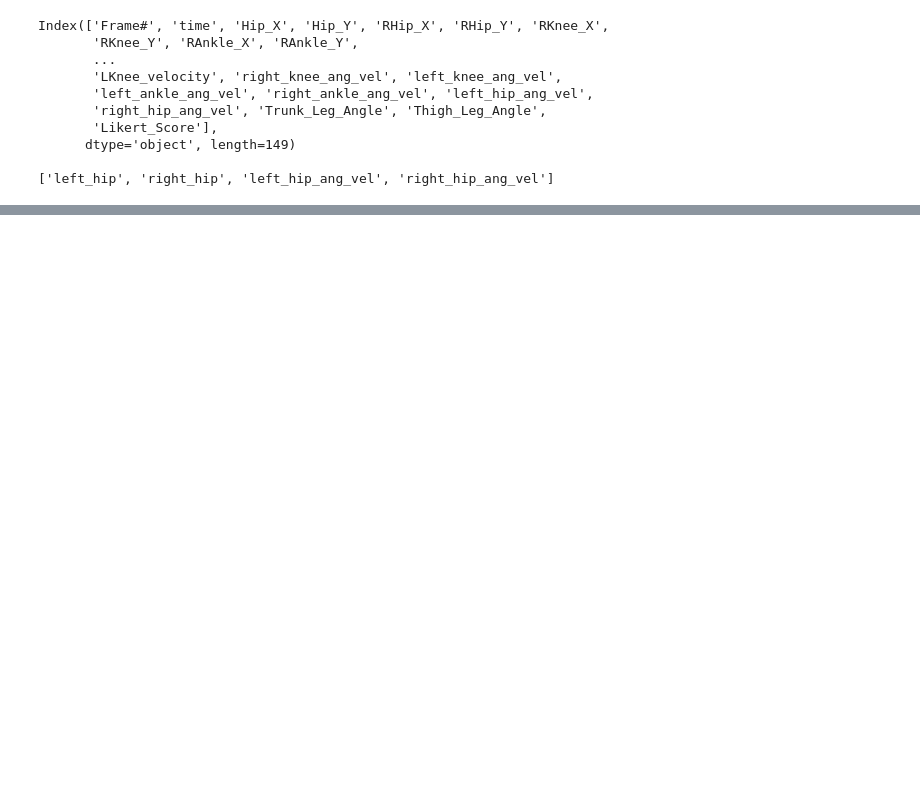
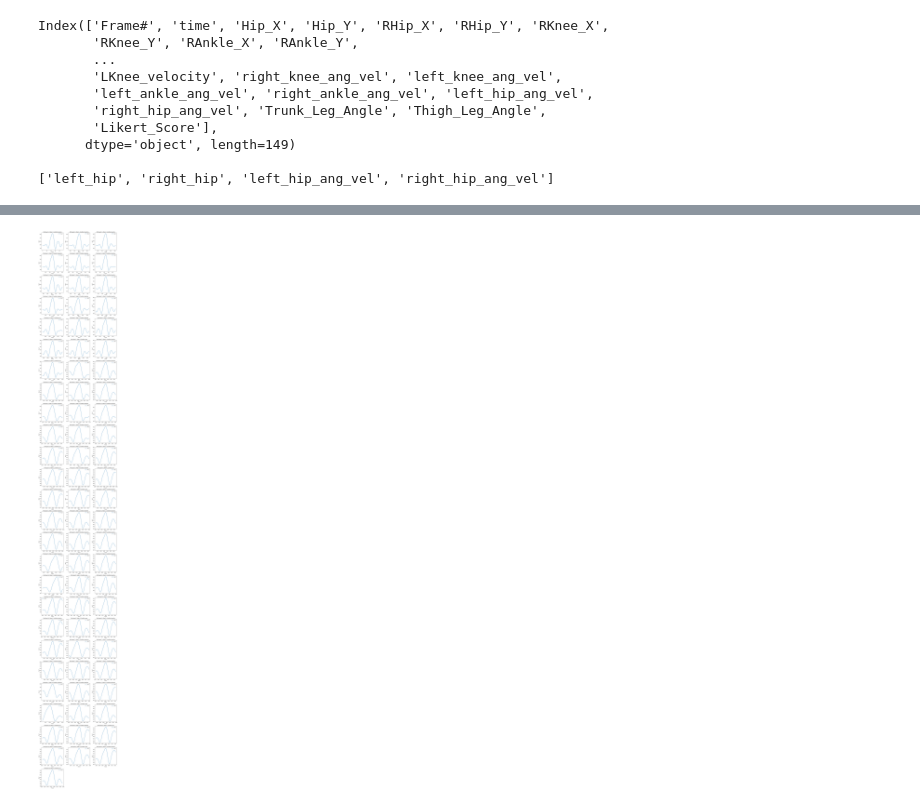
Before and after one commit to Niels-Engedal/GymTracker, a Jupyter notebook: Scripts/experiment_analysis.ipynb, the cells around one changed output, grey strips where cells are left out. Saved outputs shown, nothing was run; the diff lists cells and outputs as text; code cells hidden in the pictures; blank space fills up the shorter version.

```diff
--- a/Scripts/experiment_analysis.ipynb
+++ b/Scripts/experiment_analysis.ipynb
@@ -62,0 +300,44 @@ Index(['Frame#', 'time', 'Hip_X', 'Hip_Y', 'RHip_X', 'RHip_Y', 'RKnee_X',
+# %%
+import matplotlib.pyplot as plt
+import math
+
+# Step 6: Plot all groups' Hip_Y
+# Get unique group combinations
+unique_groups = subset_df[['participant_id', 'video_number', 'condition']].drop_duplicates()
+
+# Set up the number of rows and columns for subplots
+num_groups = len(unique_groups)
+num_cols = 3  # Set the number of columns you want
+num_rows = math.ceil(num_groups / num_cols)  # Calculate rows needed
+
+# Create the figure and axes for subplots
+fig, axes = plt.subplots(num_rows, num_cols, figsize=(15, num_rows * 4))
+axes = axes.flatten()  # Flatten to iterate easily
+
+# Loop through each group and plot
+for i, (_, group) in enumerate(unique_groups.iterrows()):
+    pid, vid, cond = group['participant_id'], group['video_number'], group['condition']
+
+    # Filter the data for the current group
+    group_data = subset_df[
+        (subset_df['participant_id'] == pid) &
+        (subset_df['video_number'] == vid) &
+        (subset_df['condition'] == cond)
+    ]
+
+    # Plot the Hip_Y values
+    axes[i].plot(group_data['Hip_Y'], label='Hip_Y')
+    axes[i].set_title(f'Participant {pid}, Video {vid}, Condition {cond}')
+    axes[i].legend()
+    axes[i].set_xlabel('Frame')
+    axes[i].set_ylabel('Hip_Y')
+
+# Hide unused subplots
+for j in range(i + 1, len(axes)):
+    fig.delaxes(axes[j])
+
+# Adjust layout
+plt.tight_layout()
+plt.show()
+# %% [output]
+[figure, added]
```
Also changed, not shown: parts of 26 cells of this notebook, 13 other files.
